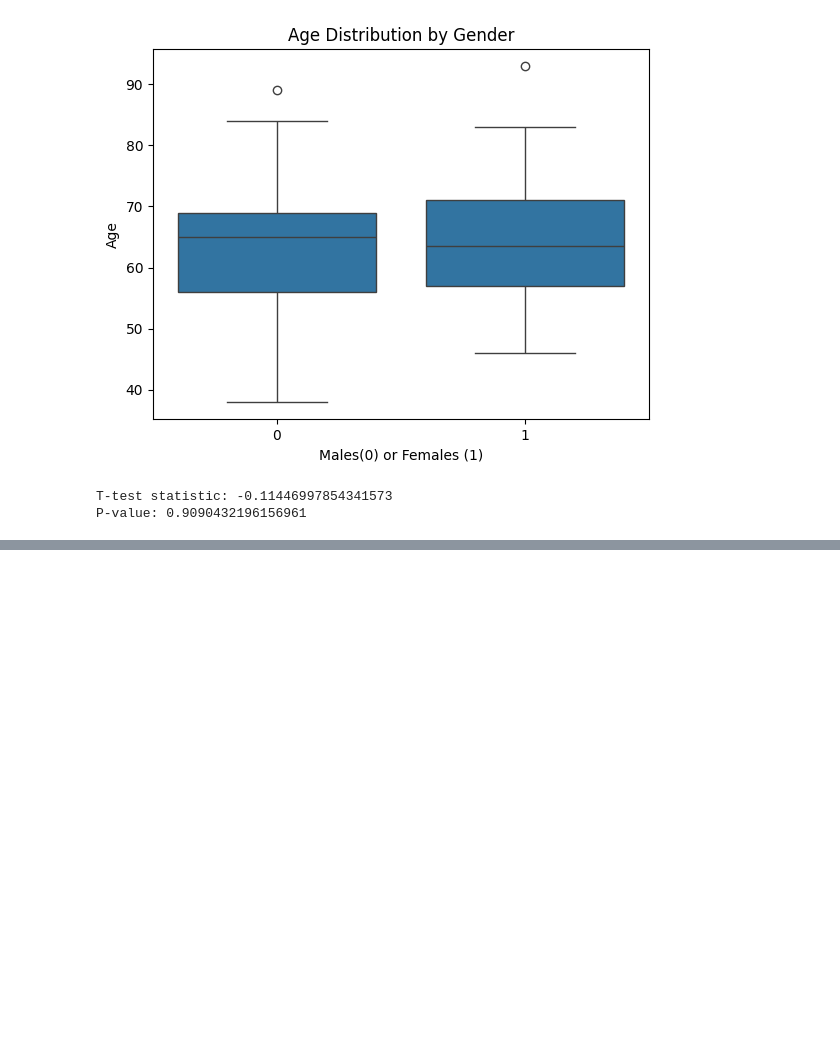
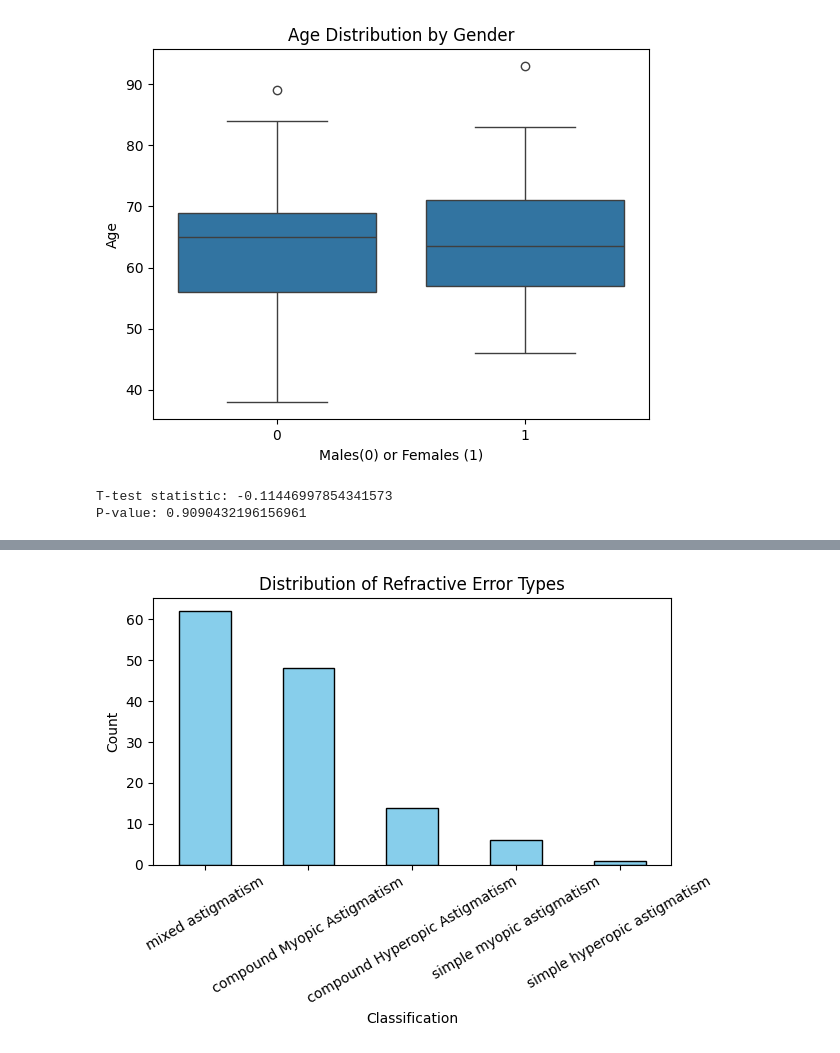
Before and after one commit to drskprabhakar/AI-ML-DL-colab-notebooks-coding-models, a Jupyter notebook: Kalyani_3_follow_ups_arak11825.ipynb, the cells around one changed output, grey strips where cells are left out. Cells and saved outputs as stored; diff of their text form; code cells hidden in the pictures; blank space fills up the shorter version.

```diff
--- a/Kalyani_3_follow_ups_arak11825.ipynb
+++ b/Kalyani_3_follow_ups_arak11825.ipynb
@@ -185,3 +185,18 @@ day1AR.corr()
 | SPH | 0.132260 | 0.074012 | 0.034477 | 0.017701 | -0.018233 | -0.067073 | -0.069284 | 1.000000 | 0.055372 | -0.006477 |
 | CYL | -0.082297 | -0.035206 | -0.069586 | -0.057384 | -0.057189 | 0.062275 | -0.123313 | 0.055372 | 1.000000 | 0.084981 |
 | AXIS | 0.075103 | 0.113769 | 0.103171 | 0.081597 | 0.020087 | 0.072838 | -0.060967 | -0.006477 | 0.084981 | 1.000000 |
+# %%
+
+# Create a new column 'Classification' in day1AR
+day1AR['Classification'] = day1AR.apply(
+    lambda row: 'compound Myopic Astigmatism' if row['SPH'] < 0 and row['CYL'] < 0 else
+                'compound Hyperopic Astigmatism' if row['SPH'] > 0 and row['CYL'] > 0 else
+
+                'simple myopic astigmatism' if row['SPH'] == 0 and row['CYL'] < 0 else
+                'simple hyperopic astigmatism' if row['SPH'] == 0 and row['CYL'] > 0 else
+                'mixed astigmatism',
+    axis=1
+)
+
+# View result
+print(day1AR[['SPH', 'CYL', 'AXIS','Classification']])
@@ -187,0 +257,12 @@ day1AR.corr()
+# %%
+import matplotlib.pyplot as plt
+
+day1AR['Classification'].value_counts().plot(kind='bar', color='skyblue', edgecolor='black')
+plt.title('Distribution of Refractive Error Types')
+plt.xlabel('Classification')
+plt.ylabel('Count')
+plt.xticks(rotation=30)
+plt.tight_layout()
+plt.show()
+# %% [output]
+[figure, added]
```
Also changed, not shown: parts of 10 cells of this notebook.
